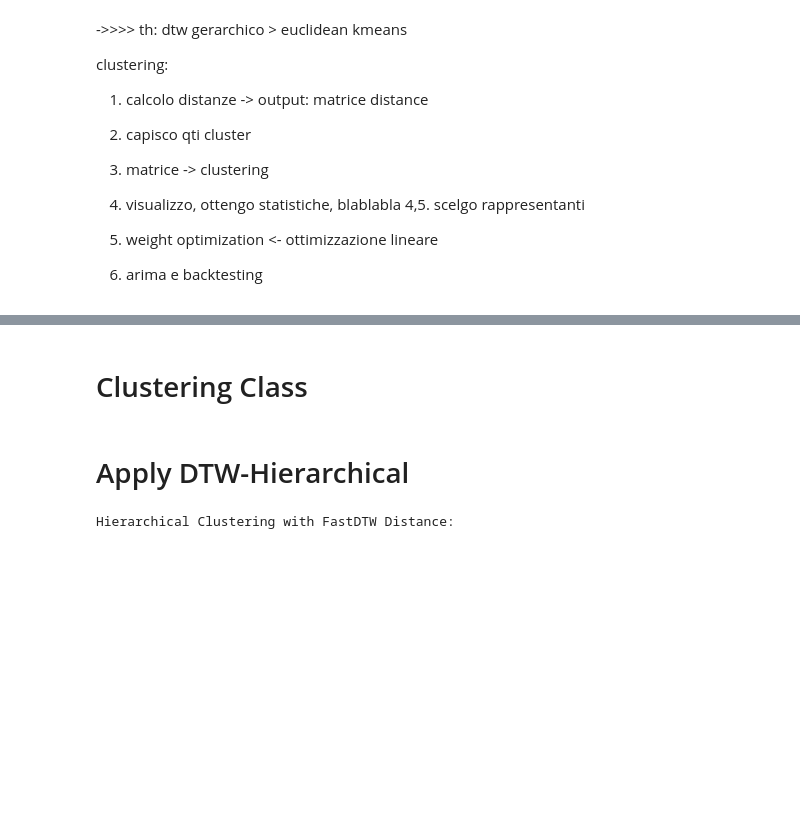
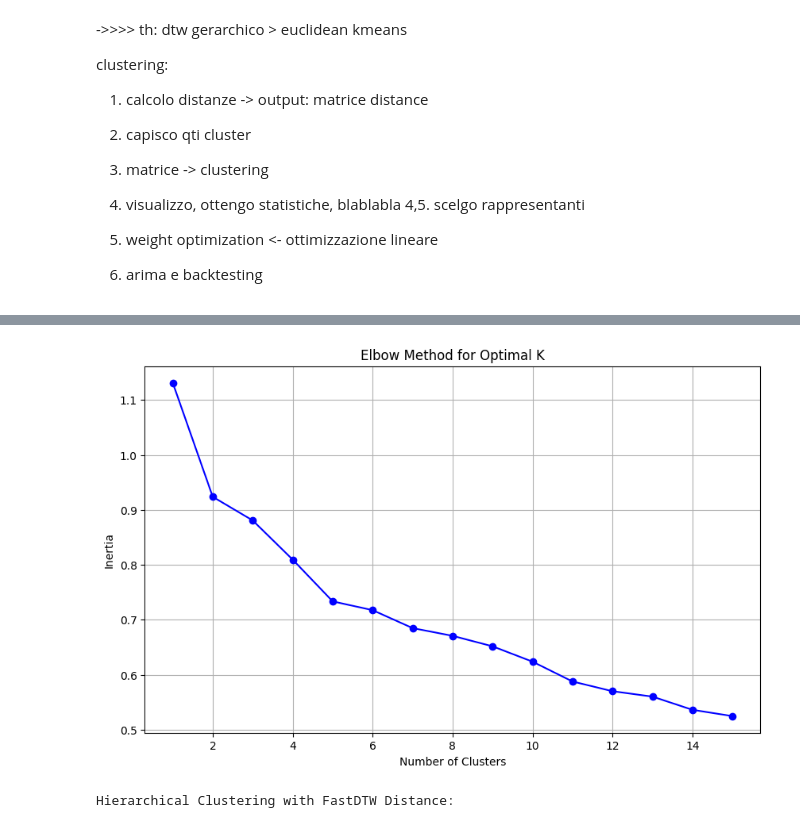
Before and after one commit to blackswan-quants/dtwclustering_sp500, a Jupyter notebook: clustering notebook (1).ipynb, the cells around one changed output, grey strips where cells are left out. Drawn from its saved outputs; the diff is of its cells as text; code cells hidden in the pictures; blank space fills up the shorter version.

```diff
--- a/clustering notebook (1).ipynb
+++ b/clustering notebook (1).ipynb
@@ -87,5 +96,3 @@ df
-# %% [markdown]
-# Clustering Class
 # %%
 import time
 import numpy as np
@@ -379,8 +386,12 @@ class TimeSeriesClustering:
 # Initialize the DTWClustering with the sliced DataFrame
 clustering = TimeSeriesClustering(df)
 clustering.preprocess(method='pct_change')
-# %% [markdown]
-# Apply DTW-Hierarchical
+# %%
+#elbow method for kmeans clustering
+clustering.kmeans_clustering(n_clusters=5)
+clustering.plot_elbow(max_clusters=15)
+# %% [output]
+[figure, added]
 # %%
 # Hierarchical Clustering with FastDTW Distance
 print("\nHierarchical Clustering with FastDTW Distance:")
```
Also changed, not shown: parts of 35 cells of this notebook.
